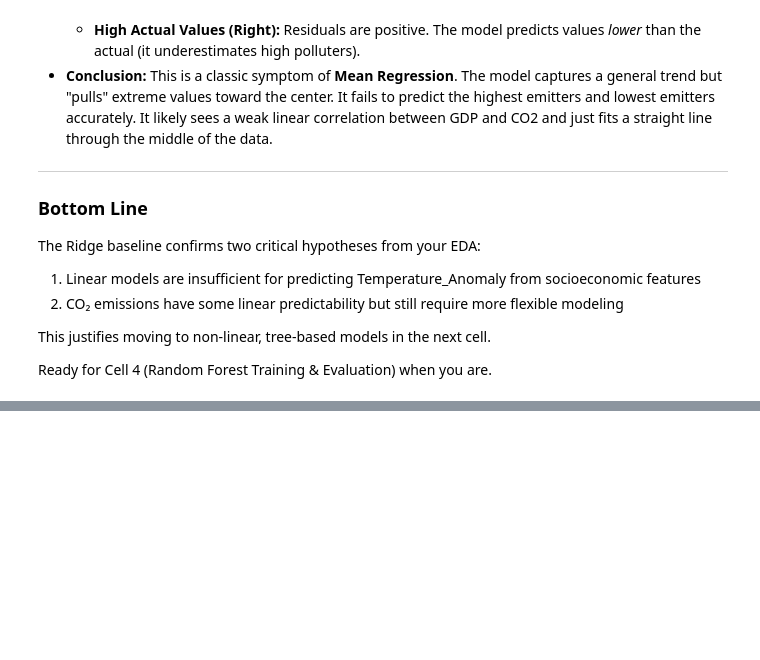
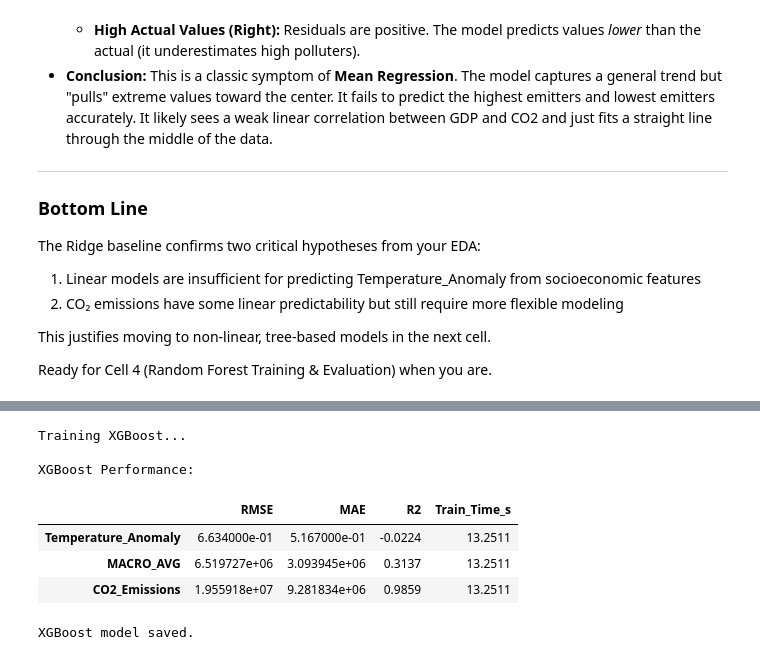
Before and after one commit to amh1k/socioeconomic-climate-ml, a Jupyter notebook: notebooks/03_model_training_tuning.ipynb, the cells around one changed output, grey strips where cells are left out. Drawn from its saved outputs; the diff is of its cells as text; code cells hidden in the pictures; blank space fills up the shorter version.

```diff
--- a/notebooks/03_model_training_tuning.ipynb
+++ b/notebooks/03_model_training_tuning.ipynb
@@ -262,0 +269,44 @@ Random Forest model saved.
+# %%
+# === XGBOOST TRAINING ===
+from xgboost import XGBRegressor
+import time
+
+# 1. Model Configuration
+# Use conservative depth to prevent extreme overfitting on noisy features
+xgb_params = {
+    'n_estimators': 200,
+    'max_depth': 4,
+    'learning_rate': 0.1,
+    'subsample': 0.8,
+    'colsample_bytree': 0.8,
+    'random_state': RANDOM_STATE,
+    'n_jobs': -1
+}
+
+# 2. Train (Wrapped for Multi-Target Output)
+print("Training XGBoost...")
+start = time.time()
+models['XGBoost'] = MultiOutputRegressor(XGBRegressor(**xgb_params))
+models['XGBoost'].fit(X_train, y_train)
+training_times['XGBoost'] = time.time() - start
+
+# 3. Evaluate on Test Set
+y_pred_xgb = models['XGBoost'].predict(X_test)
+xgb_metrics = evaluate_multi_target(y_test, y_pred_xgb)
+xgb_metrics['Train_Time_s'] = training_times['XGBoost']
+
+print("\nXGBoost Performance:")
+display(xgb_metrics.round(4))
+
+# 4. Save Artifact
+joblib.dump(models['XGBoost'], f'{MODELS_DIR}xgboost_model.pkl')
+print("\nXGBoost model saved.")
+# %% [output]
+Training XGBoost...
+
+XGBoost Performance:
+|  | RMSE | MAE | R2 | Train_Time_s |
+| Temperature_Anomaly | 6.634000e-01 | 5.167000e-01 | -0.0224 | 13.2511 |
+| MACRO_AVG | 6.519727e+06 | 3.093945e+06 | 0.3137 | 13.2511 |
+| CO2_Emissions | 1.955918e+07 | 9.281834e+06 | 0.9859 | 13.2511 |
+XGBoost model saved.
```
Also changed, not shown: parts of 7 cells of this notebook, 5 other files.
